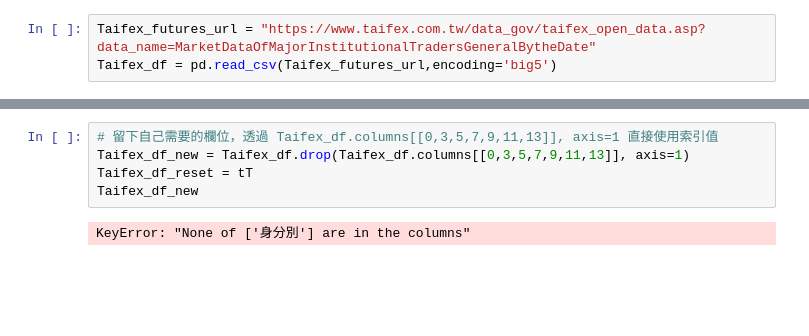
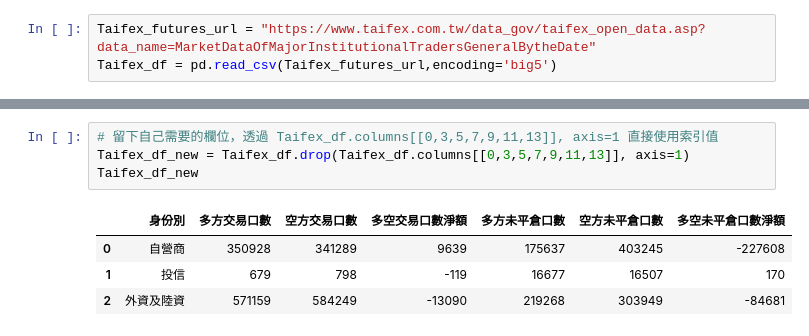
Before and after one commit to Ricky7737/StockInformationWriteInGoogleSheet, a Jupyter notebook: Functiontest/TAIFEX.ipynb, the cells around one changed output, grey strips where cells are left out. Saved outputs shown, nothing was run; the diff lists cells and outputs as text; blank space fills up the shorter version.

```diff
--- a/Functiontest/TAIFEX.ipynb
+++ b/Functiontest/TAIFEX.ipynb
@@ -16,7 +16,9 @@ Taifex_df
 # %%
 # 留下自己需要的欄位，透過 Taifex_df.columns[[0,3,5,7,9,11,13]], axis=1 直接使用索引值
 Taifex_df_new = Taifex_df.drop(Taifex_df.columns[[0,3,5,7,9,11,13]], axis=1)
-Taifex_df_reset = tT
 Taifex_df_new
 # %% [output]
-KeyError: "None of ['身分別'] are in the columns"
+|  | 身份別 | 多方交易口數 | 空方交易口數 | 多空交易口數淨額 | 多方未平倉口數 | 空方未平倉口數 | 多空未平倉口數淨額 |
+| 0 | 自營商 | 350928 | 341289 | 9639 | 175637 | 403245 | -227608 |
+| 1 | 投信 | 679 | 798 | -119 | 16677 | 16507 | 170 |
+| 2 | 外資及陸資 | 571159 | 584249 | -13090 | 219268 | 303949 | -84681 |
```
Also changed, not shown: parts of 7 cells of this notebook.
